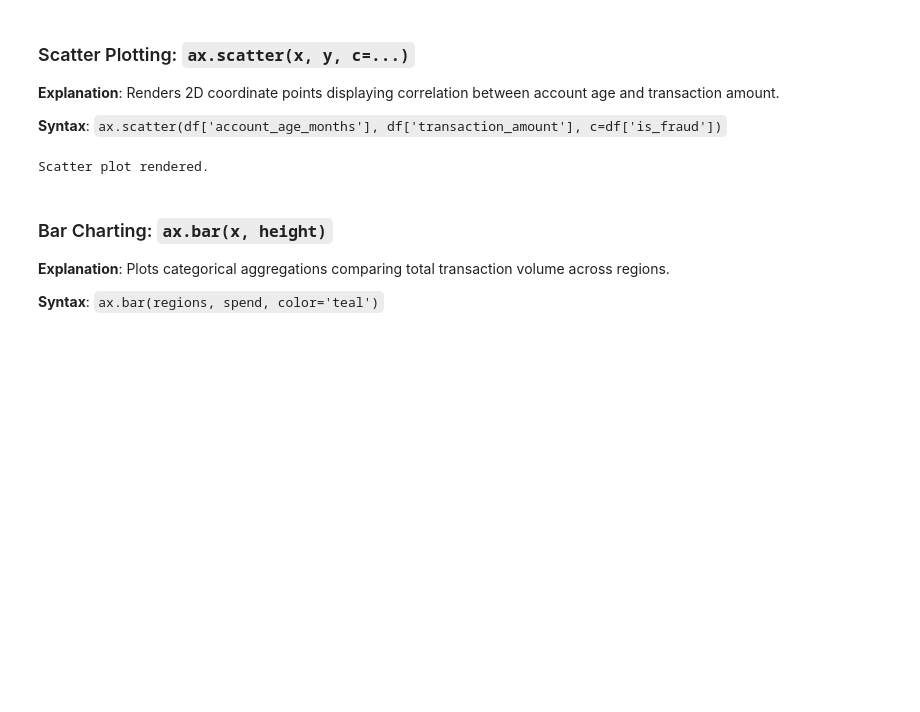
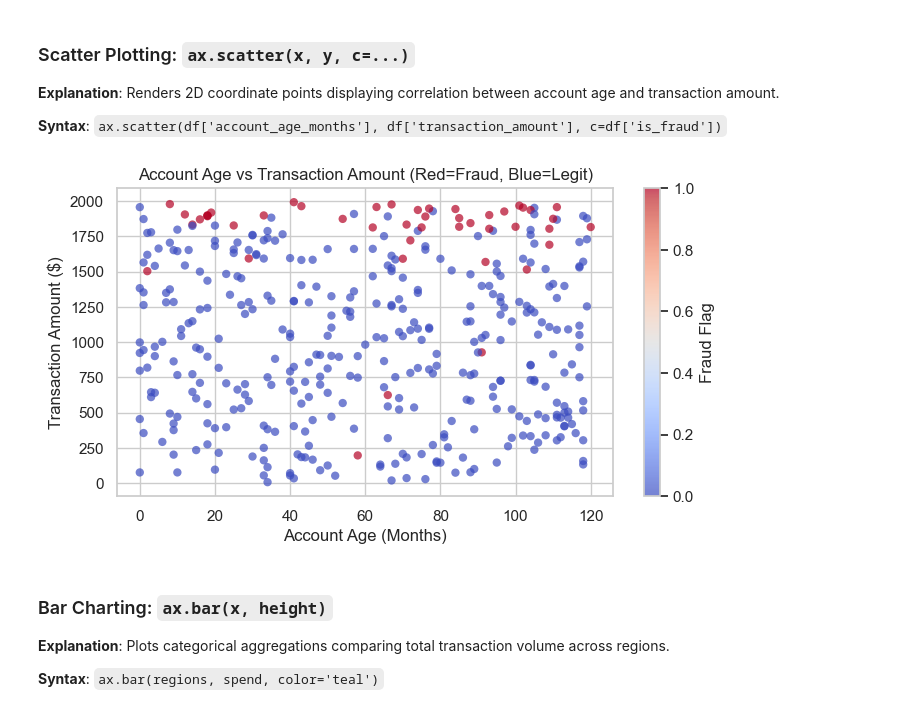
Before and after one commit to iankurbhatt/investigate-pandas, a Jupyter notebook: investigate_data_visualization/matplotlib_foundations_architecture.ipynb, the cells around one changed output. Drawn from its saved outputs; the diff is of its cells as text; code cells hidden in the pictures; blank space fills up the shorter version.

```diff
--- a/investigate_data_visualization/matplotlib_foundations_architecture.ipynb
+++ b/investigate_data_visualization/matplotlib_foundations_architecture.ipynb
@@ -85,13 +91,17 @@ Line plot created successfully.
 
 **Syntax**: `ax.scatter(df['account_age_months'], df['transaction_amount'], c=df['is_fraud'])`
 # %%
-sample = df.head(300)
+sample = df.head(400)
 fig, ax = plt.subplots(figsize=(8, 4))
-scatter = ax.scatter(sample['account_age_months'], sample['transaction_amount'], c=sample['is_fraud'], cmap='coolwarm', alpha=0.6)
-plt.close(fig)
-print('Scatter plot rendered.')
+scatter = ax.scatter(sample['account_age_months'], sample['transaction_amount'], c=sample['is_fraud'], cmap='coolwarm', alpha=0.7, edgecolors='none')
+ax.set_title('Account Age vs Transaction Amount (Red=Fraud, Blue=Legit)')
+ax.set_xlabel('Account Age (Months)')
+ax.set_ylabel('Transaction Amount ($)')
+cbar = plt.colorbar(scatter, ax=ax)
+cbar.set_label('Fraud Flag')
+plt.show()
 # %% [output]
-Scatter plot rendered.
+[figure, added]
 # %% [markdown]
 ### Bar Charting: `ax.bar(x, height)`
 **Explanation**: Plots categorical aggregations comparing total transaction volume across regions.
```
Also changed, not shown: parts of 22 cells of this notebook, 9 other files.
